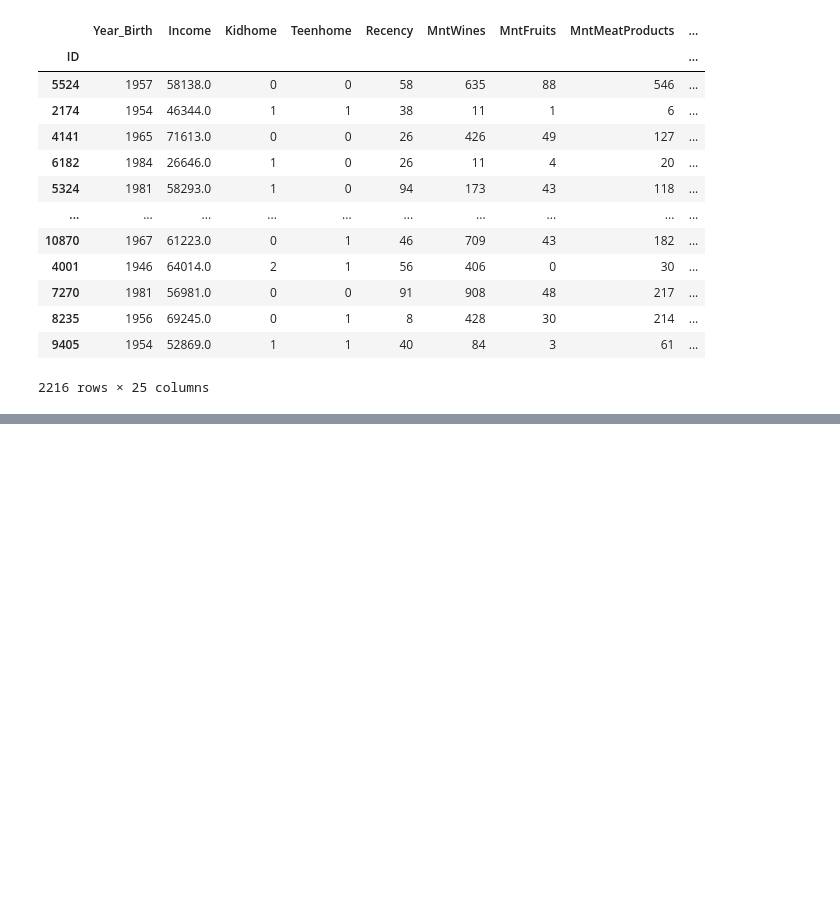
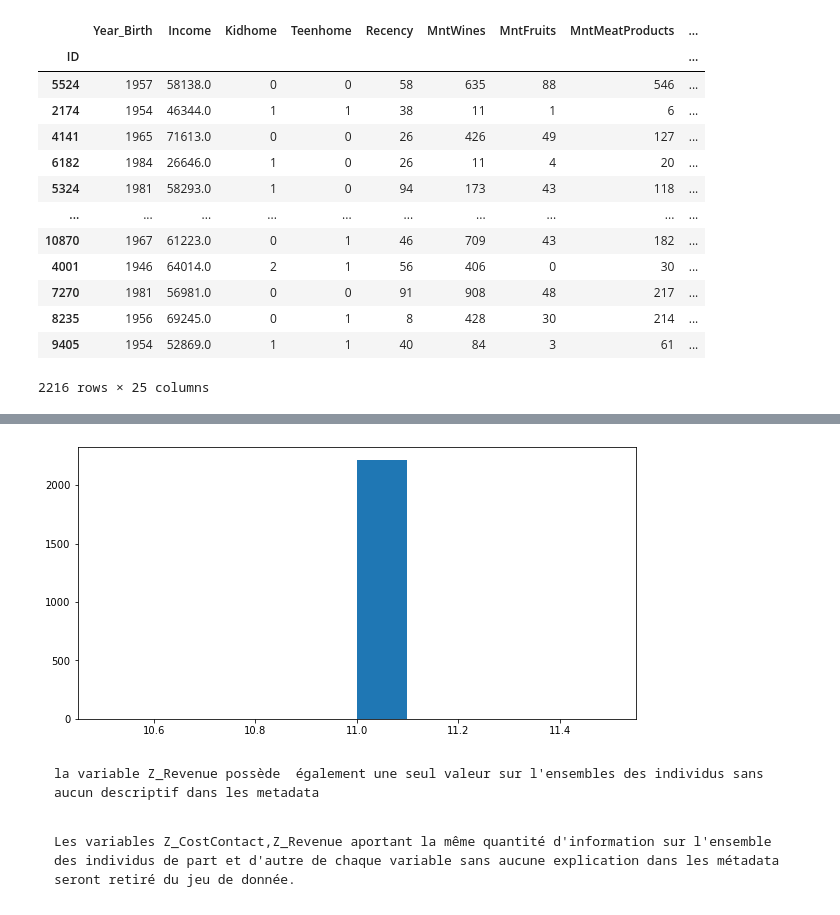
Before and after one commit to anjym/Segmentation_client, a Jupyter notebook: Segmentation_client.ipynb, the cells around one changed output, grey strips where cells are left out. Saved outputs shown, nothing was run; the diff lists cells and outputs as text; code cells hidden in the pictures; blank space fills up the shorter version.

```diff
--- a/Segmentation_client.ipynb
+++ b/Segmentation_client.ipynb
@@ -351,0 +402,9 @@ Index(['Year_Birth', 'Income', 'Kidhome', 'Teenhome', 'Recency', 'MntWines',
+# %%
+plt.figure( figsize=(10,5))
+plt.hist(df1_quanti['Z_Revenue']);
+# %% [output]
+[figure, added]
+# %% [markdown]
+    la variable Z_Revenue possède  également une seul valeur sur l'ensembles des individus sans aucun descriptif dans les metadata
+# %% [markdown]
+    Les variables Z_CostContact,Z_Revenue aportant la même quantité d'information sur l'ensemble des individus de part et d'autre de chaque variable sans aucune explication dans les métadata seront retiré du jeu de donnée.
```
Also changed, not shown: parts of 68 cells of this notebook.
